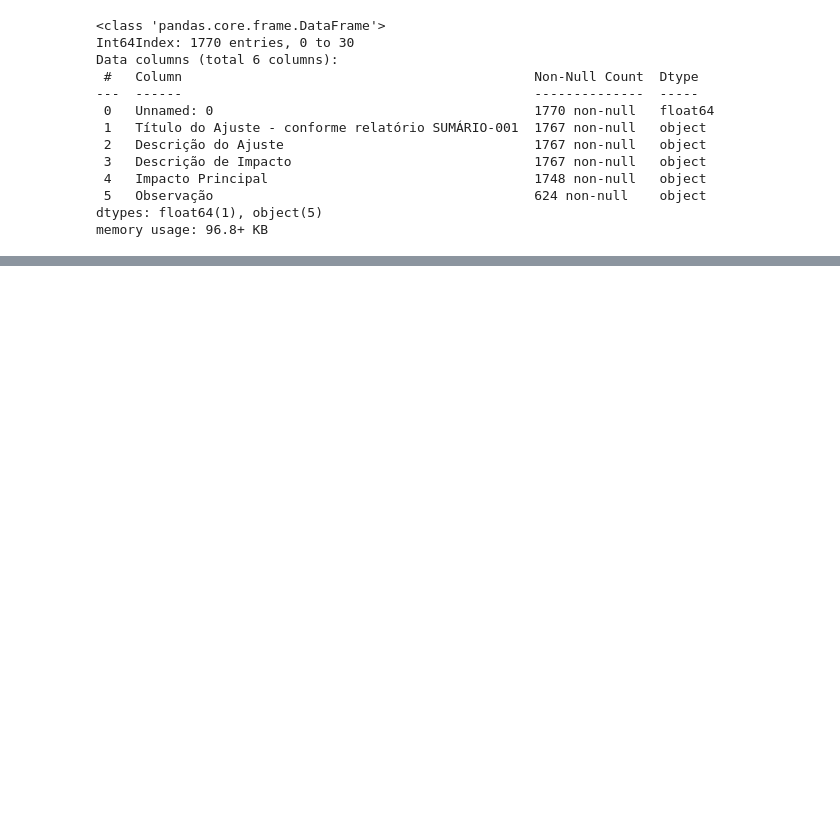
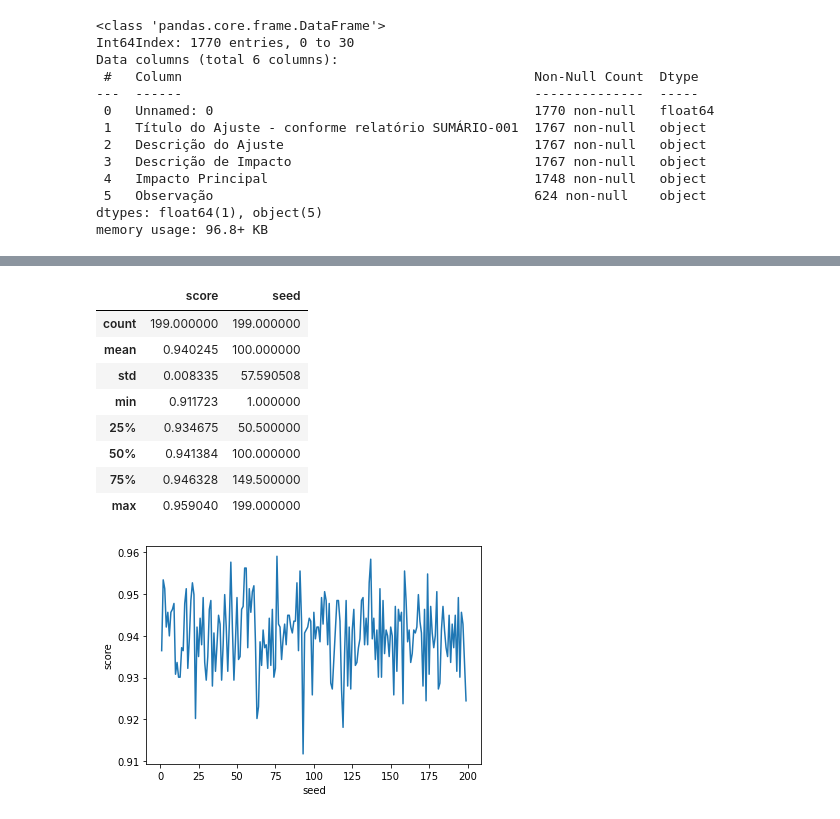
Before and after one commit to williamlapa/categorizar_ccee, a Jupyter notebook: PrepML.ipynb, the cells around one changed output, grey strips where cells are left out. Saved outputs shown, nothing was run; the diff lists cells and outputs as text; code cells hidden in the pictures; blank space fills up the shorter version.

```diff
--- a/PrepML.ipynb
+++ b/PrepML.ipynb
@@ -135,3 +159,19 @@ classificador.score(X_test,y_test)
+# %%
+# grafico da avaliaçao de seed
+import seaborn as sns
+sns.lineplot(data = pd.DataFrame(avaliacao), x='seed', y='score')
+pd.DataFrame(avaliacao).describe()
+# %% [output]
+|  | score | seed |
+| count | 199.000000 | 199.000000 |
+| mean | 0.940245 | 100.000000 |
+| std | 0.008335 | 57.590508 |
+| min | 0.911723 | 1.000000 |
+| 25% | 0.934675 | 50.500000 |
+| 50% | 0.941384 | 100.000000 |
+| 75% | 0.946328 | 149.500000 |
+| max | 0.959040 | 199.000000 |
+[figure, added]
 # %%
 from sklearn.metrics import plot_confusion_matrix
 plot_confusion_matrix(classificador, X_test, y_test, values_format='d')
```
Also changed, not shown: parts of 14 cells of this notebook.
